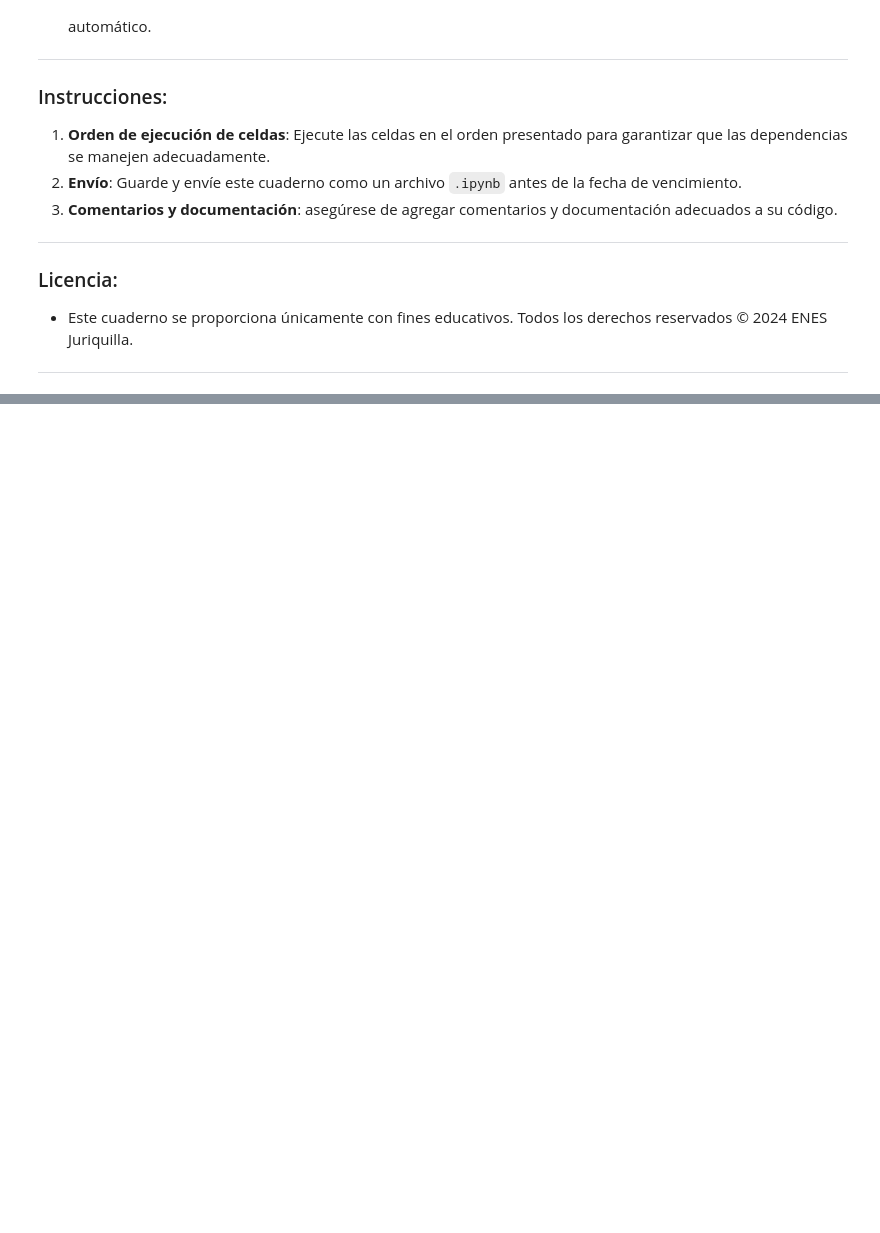
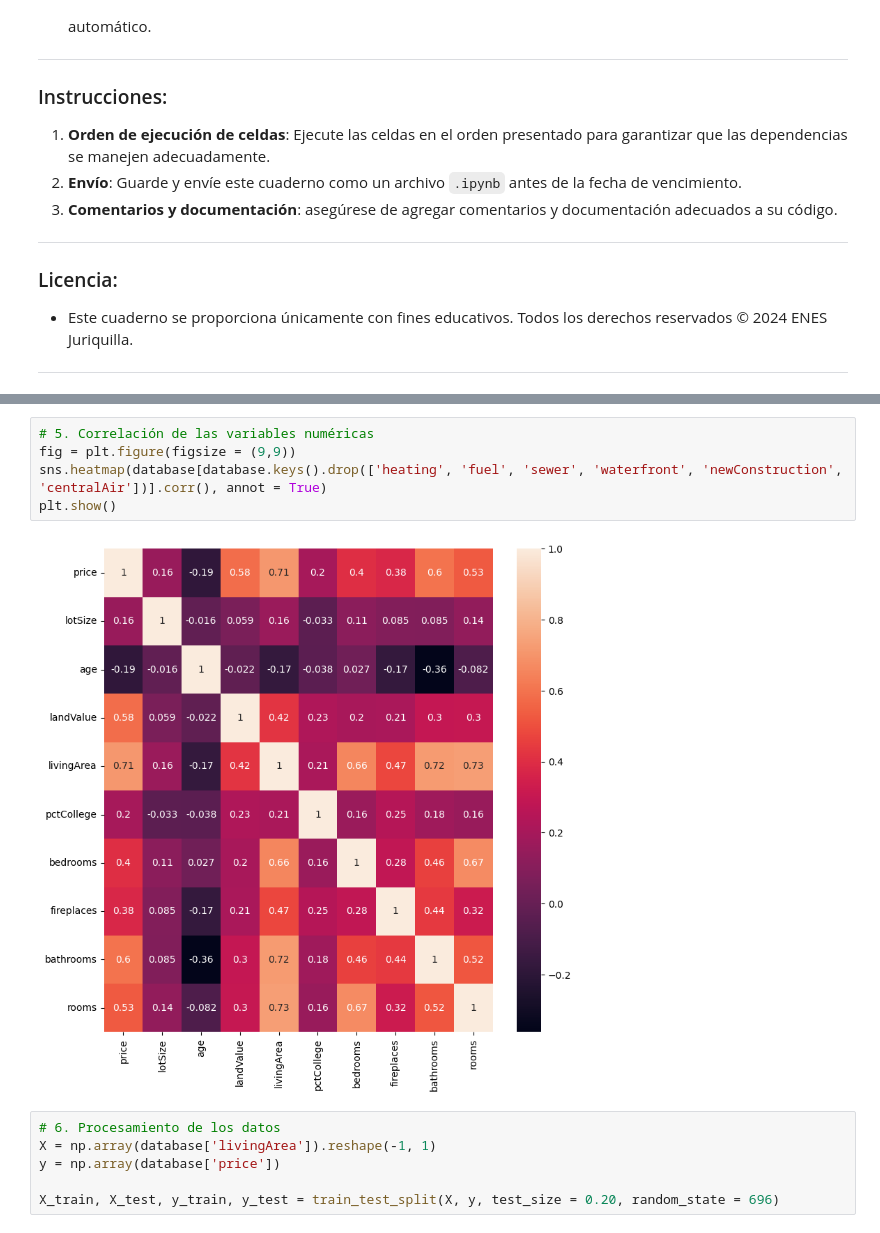
Before and after one commit to jesolisp/Curso-Introduccion-Aprendizaje-Automatico, a Jupyter notebook: docs/JESP_02_Modelos_regresion.ipynb, the cells around one changed output, grey strips where cells are left out. Drawn from its saved outputs; the diff is of its cells as text; blank space fills up the shorter version.

```diff
--- a/docs/JESP_02_Modelos_regresion.ipynb
+++ b/docs/JESP_02_Modelos_regresion.ipynb
@@ -71,0 +210,13 @@ The Boston housing prices dataset has an ethical problem: as
+# %%
+# 5. Correlación de las variables numéricas
+fig = plt.figure(figsize = (9,9))
+sns.heatmap(database[database.keys().drop(['heating', 'fuel', 'sewer', 'waterfront', 'newConstruction', 'centralAir'])].corr(), annot = True)
+plt.show()
+# %% [output]
+[figure, added]
+# %%
+# 6. Procesamiento de los datos
+X = np.array(database['livingArea']).reshape(-1, 1)
+y = np.array(database['price'])
+
+X_train, X_test, y_train, y_test = train_test_split(X, y, test_size = 0.20, random_state = 696)
```
Also changed, not shown: parts of 18 cells of this notebook, 1 other file.
